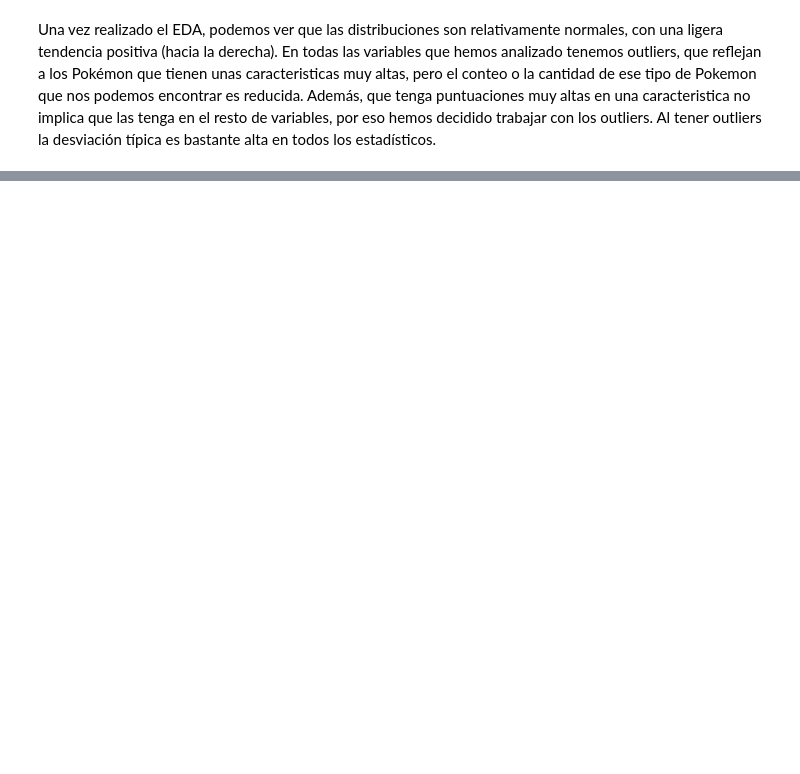
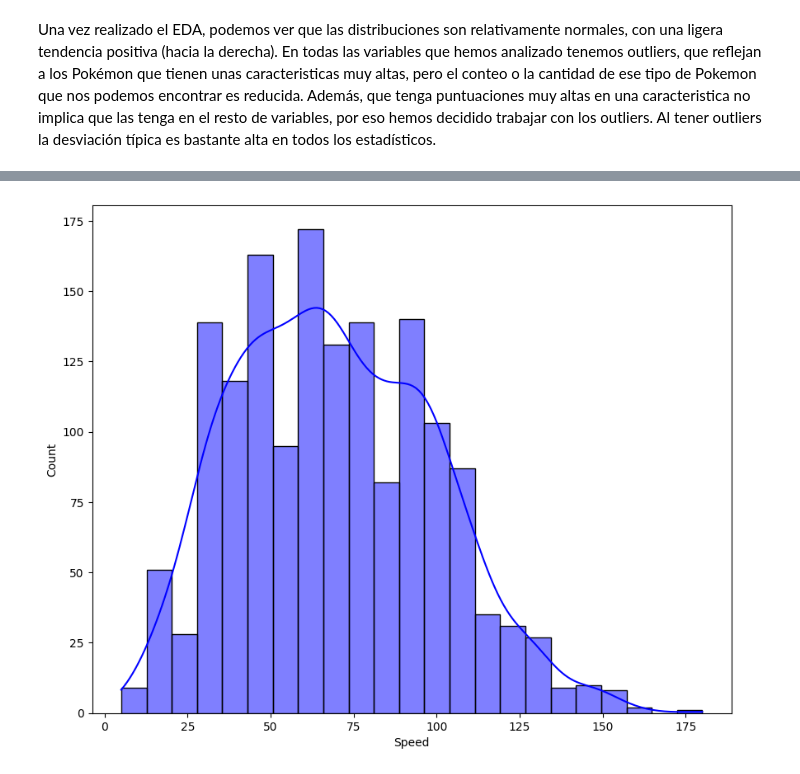
Before and after one commit to Adalab/promo_d_da_modulo3_sprint1_Estibaliz_Lorena, a Jupyter notebook: pair_programming_regresion1.ipynb, the cells around one changed output, grey strips where cells are left out. Cells and saved outputs as stored; diff of their text form; code cells hidden in the pictures; blank space fills up the shorter version.

```diff
--- a/pair_programming_regresion1.ipynb
+++ b/pair_programming_regresion1.ipynb
@@ -315,0 +343,6 @@ En este ejercicio de pair programming seguiréis usando el dataset que seleccion
+# %%
+#Con el histograma representamos los datos observados de la variable respuesta "Velocidad" y una curva de ajuste, que es el parámetro kde
+
+sns.histplot(df_numericas['Speed'], kde = True, color = 'blue');
+# %% [output]
+[figure, added]
```
Also changed, not shown: parts of 11 cells of this notebook, 2 other files.
